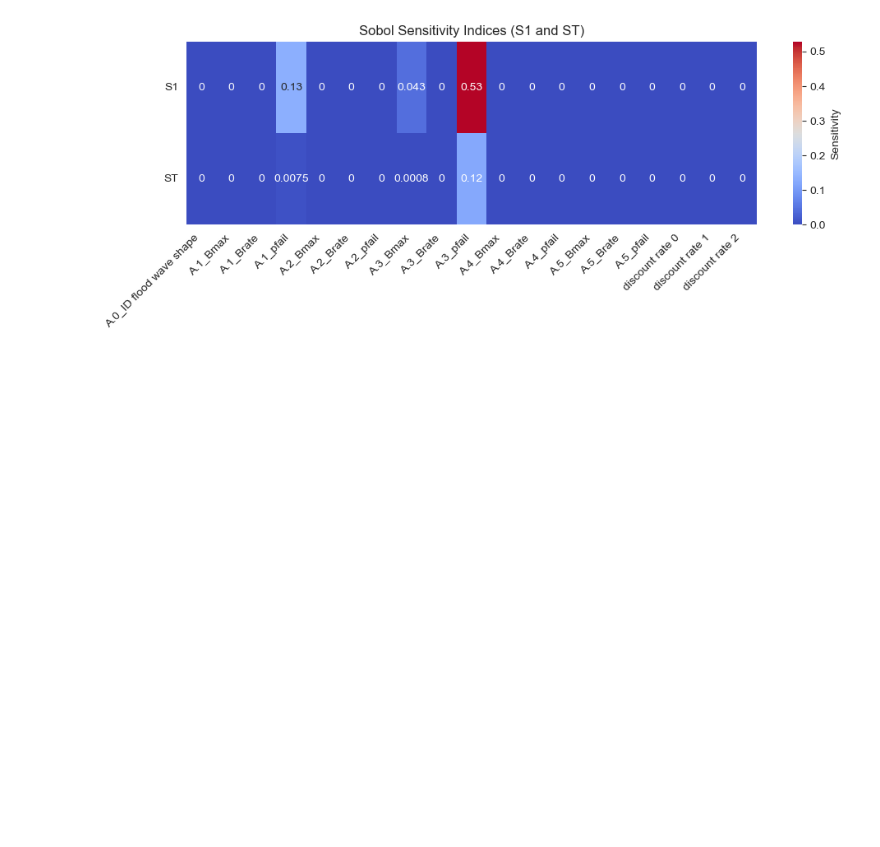
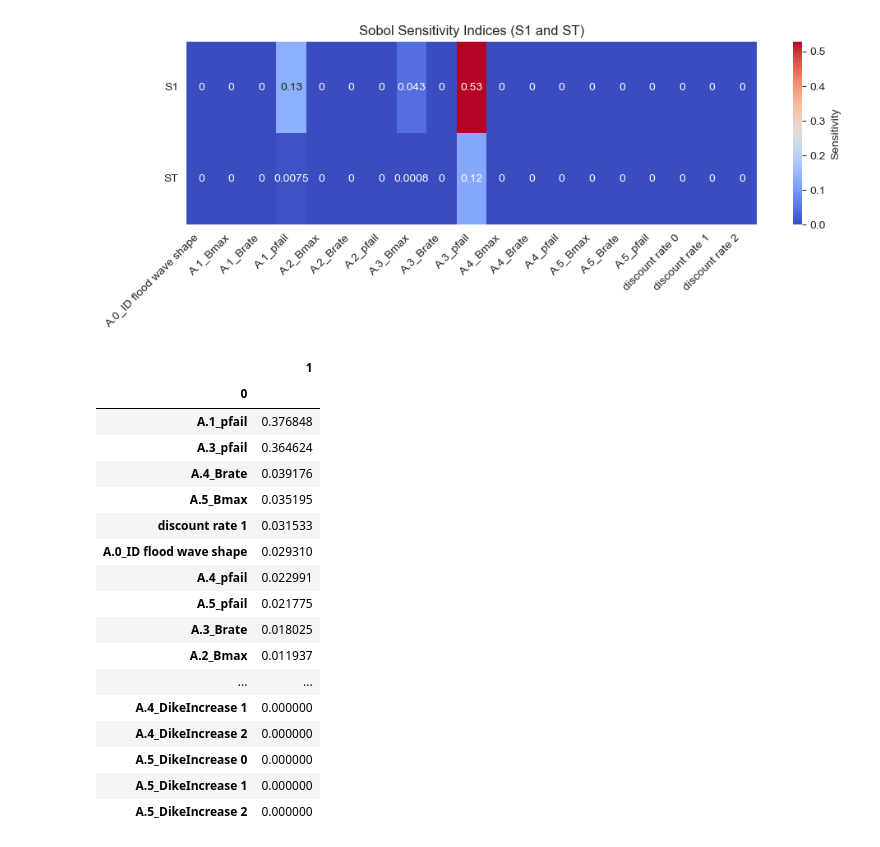
Before and after one commit to DvdhEPA/EMAworkbench, a Jupyter notebook: final assignment/SOBOL.ipynb, the cells around one changed output. Saved outputs shown, nothing was run; the diff lists cells and outputs as text; code cells hidden in the pictures; blank space fills up the shorter version.

```diff
--- a/final assignment/SOBOL.ipynb
+++ b/final assignment/SOBOL.ipynb
@@ -180,0 +183,23 @@ plt.show()
+# %%
+scores = feature_scoring.get_ex_feature_scores(experiments_sobol, A5_deaths_final_sobol,
+                                      max_features=0.6, mode=RuleInductionType.REGRESSION)[0]
+scores
+# %% [output]
+|  | 1 |
+| 0 |  |
+| A.1_pfail | 0.376848 |
+| A.3_pfail | 0.364624 |
+| A.4_Brate | 0.039176 |
+| A.5_Bmax | 0.035195 |
+| discount rate 1 | 0.031533 |
+| A.0_ID flood wave shape | 0.029310 |
+| A.4_pfail | 0.022991 |
+| A.5_pfail | 0.021775 |
+| A.3_Brate | 0.018025 |
+| A.2_Bmax | 0.011937 |
+| ... | ... |
+| A.4_DikeIncrease 1 | 0.000000 |
+| A.4_DikeIncrease 2 | 0.000000 |
+| A.5_DikeIncrease 0 | 0.000000 |
+| A.5_DikeIncrease 1 | 0.000000 |
+| A.5_DikeIncrease 2 | 0.000000 |
```
Also changed, not shown: parts of 4 cells of this notebook, 1 other file.
